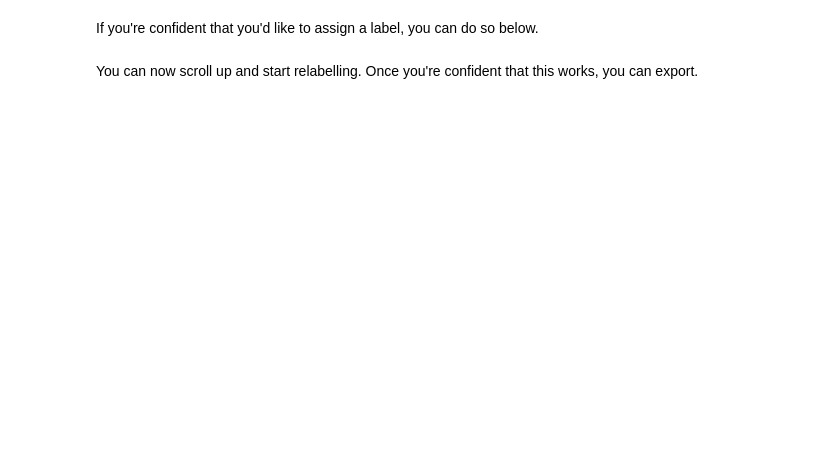
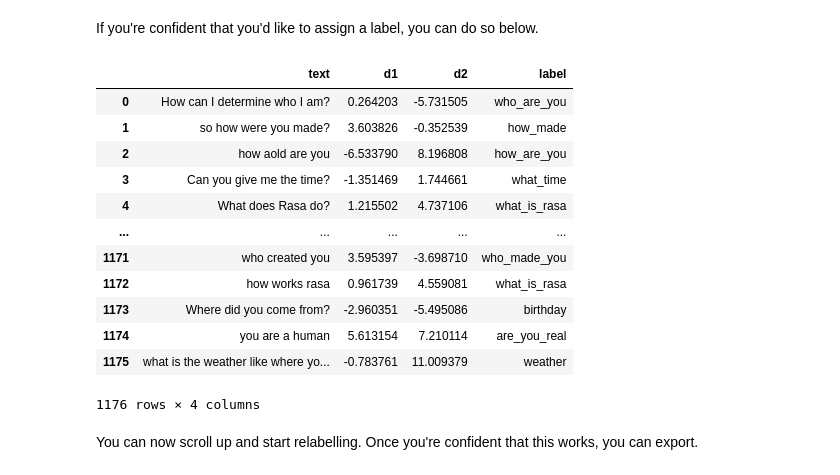
Before and after one commit to koaning/nlu-cluster-demo, a Jupyter notebook: label-cluster-everything.ipynb, the cells around one changed output. Cells and saved outputs as stored; diff of their text form; code cells hidden in the pictures; blank space fills up the shorter version.

```diff
--- a/label-cluster-everything.ipynb
+++ b/label-cluster-everything.ipynb
@@ -77,11 +75,27 @@ df.pipe(tfm.pandas_pipe).loc[lambda d: d['group_to_retreive'] != 0].head(10)
 # %% [markdown]
 If you're confident that you'd like to assign a label, you can do so below.
 # %%
-label_name = ''
+label_name = 'who_are_you'
 # %%
 idx = df.pipe(tfm.pandas_pipe).loc[lambda d: d['group_to_retreive'] != 0].index
 
 df.iloc[idx, 3] = label_name
+# %%
+df
+# %% [output]
+|  | text | d1 | d2 | label |
+| 0 | How can I determine who I am? | 0.264203 | -5.731505 | who_are_you |
+| 1 | so how were you made? | 3.603826 | -0.352539 | how_made |
+| 2 | how aold are you | -6.533790 | 8.196808 | how_are_you |
+| 3 | Can you give me the time? | -1.351469 | 1.744661 | what_time |
+| 4 | What does Rasa do? | 1.215502 | 4.737106 | what_is_rasa |
+| ... | ... | ... | ... | ... |
+| 1171 | who created you | 3.595397 | -3.698710 | who_made_you |
+| 1172 | how works rasa | 0.961739 | 4.559081 | what_is_rasa |
+| 1173 | Where did you come from? | -2.960351 | -5.495086 | birthday |
+| 1174 | you are a human | 5.613154 | 7.210114 | are_you_real |
+| 1175 | what is the weather like where yo... | -0.783761 | 11.009379 | weather |
+1176 rows × 4 columns
 # %% [markdown]
 You can now scroll up and start relabelling. Once you're confident that this works, you can export.
 # %%
```
Also changed, not shown: parts of 7 cells of this notebook.
